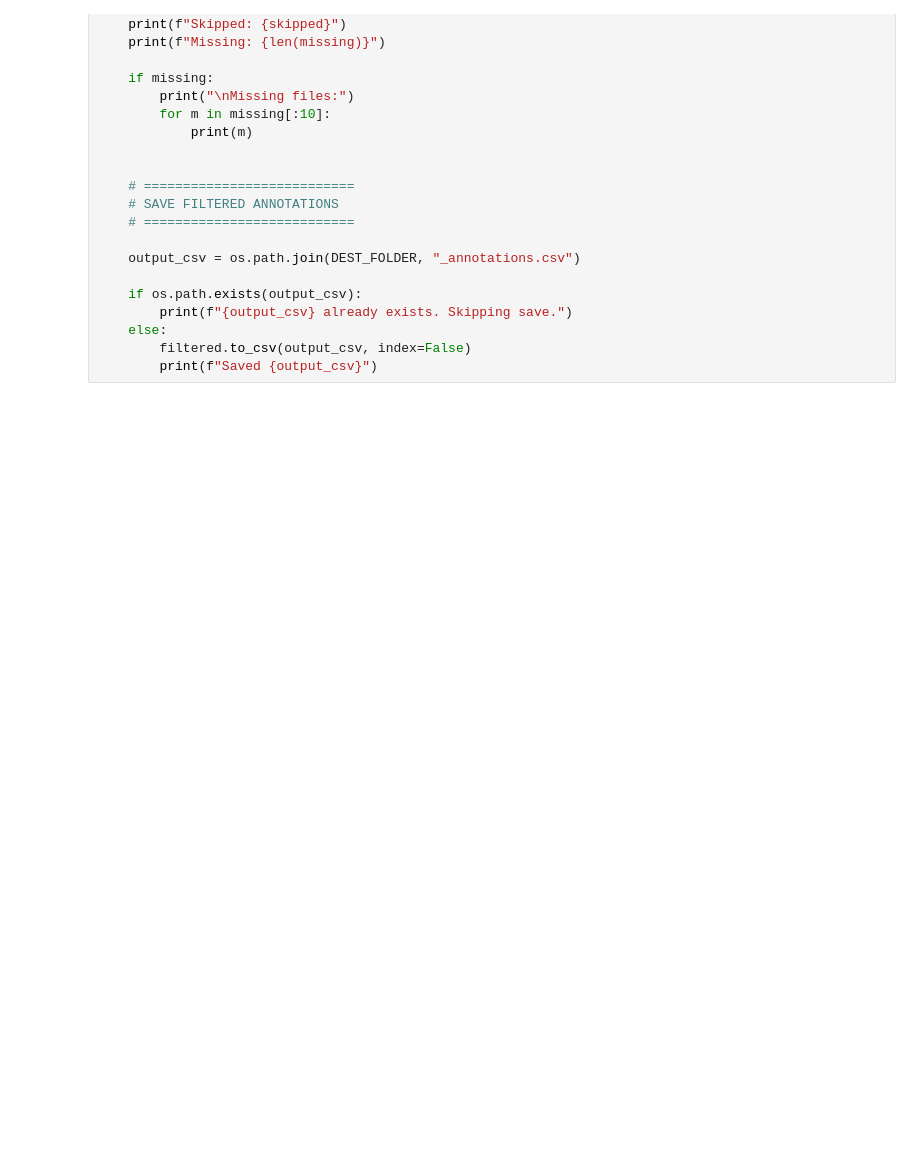
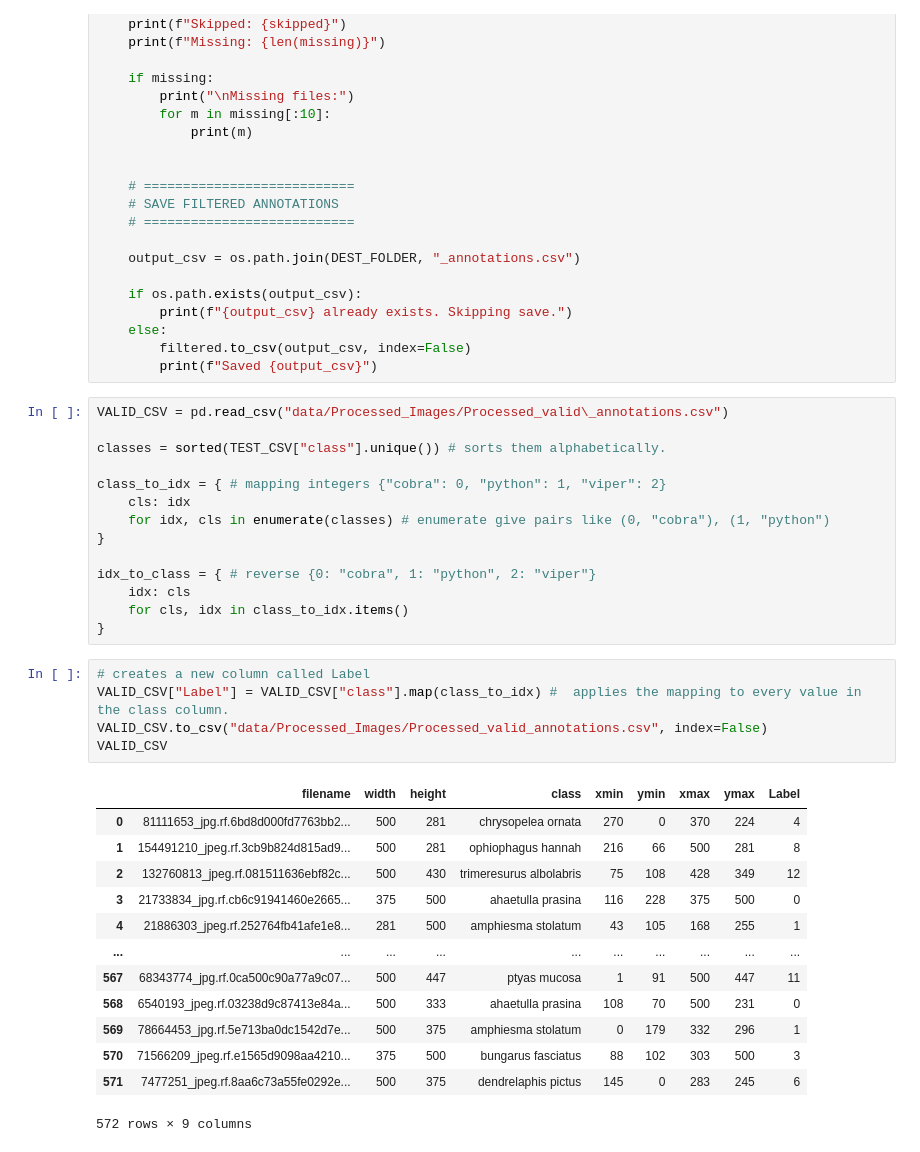
Before and after one commit to Samirhadiyal/SnakeSense, a Jupyter notebook: preprocessing.ipynb, the cells around one changed output. Drawn from its saved outputs; the diff is of its cells as text; blank space fills up the shorter version.

```diff
--- a/preprocessing.ipynb
+++ b/preprocessing.ipynb
@@ -314,6 +365,39 @@ def analyze_valid_data():
     else:
         filtered.to_csv(output_csv, index=False)
         print(f"Saved {output_csv}")
+# %%
+VALID_CSV = pd.read_csv("data/Processed_Images/Processed_valid\_annotations.csv")
+
+classes = sorted(TEST_CSV["class"].unique()) # sorts them alphabetically.
+
+class_to_idx = { # mapping integers {"cobra": 0, "python": 1, "viper": 2}
+    cls: idx
+    for idx, cls in enumerate(classes) # enumerate give pairs like (0, "cobra"), (1, "python")
+}
+
+idx_to_class = { # reverse {0: "cobra", 1: "python", 2: "viper"}
+    idx: cls
+    for cls, idx in class_to_idx.items()
+}
+# %%
+# creates a new column called Label
+VALID_CSV["Label"] = VALID_CSV["class"].map(class_to_idx) #  applies the mapping to every value in the class column.
+VALID_CSV.to_csv("data/Processed_Images/Processed_valid_annotations.csv", index=False)
+VALID_CSV
+# %% [output]
+|  | filename | width | height | class | xmin | ymin | xmax | ymax | Label |
+| 0 | 81111653_jpg.rf.6bd8d000fd7763bb2... | 500 | 281 | chrysopelea ornata | 270 | 0 | 370 | 224 | 4 |
+| 1 | 154491210_jpeg.rf.3cb9b824d815ad9... | 500 | 281 | ophiophagus hannah | 216 | 66 | 500 | 281 | 8 |
+| 2 | 132760813_jpeg.rf.081511636ebf82c... | 500 | 430 | trimeresurus albolabris | 75 | 108 | 428 | 349 | 12 |
+| 3 | 21733834_jpg.rf.cb6c91941460e2665... | 375 | 500 | ahaetulla prasina | 116 | 228 | 375 | 500 | 0 |
+| 4 | 21886303_jpeg.rf.252764fb41afe1e8... | 281 | 500 | amphiesma stolatum | 43 | 105 | 168 | 255 | 1 |
+| ... | ... | ... | ... | ... | ... | ... | ... | ... | ... |
+| 567 | 68343774_jpg.rf.0ca500c90a77a9c07... | 500 | 447 | ptyas mucosa | 1 | 91 | 500 | 447 | 11 |
+| 568 | 6540193_jpeg.rf.03238d9c87413e84a... | 500 | 333 | ahaetulla prasina | 108 | 70 | 500 | 231 | 0 |
+| 569 | 78664453_jpg.rf.5e713ba0dc1542d7e... | 500 | 375 | amphiesma stolatum | 0 | 179 | 332 | 296 | 1 |
+| 570 | 71566209_jpeg.rf.e1565d9098aa4210... | 375 | 500 | bungarus fasciatus | 88 | 102 | 303 | 500 | 3 |
+| 571 | 7477251_jpeg.rf.8aa6c73a55fe0292e... | 500 | 375 | dendrelaphis pictus | 145 | 0 | 283 | 245 | 6 |
+572 rows × 9 columns
 # %%
 analyze_valid_data()
 # %% [output]
```
Also changed, not shown: parts of 5 cells of this notebook.
